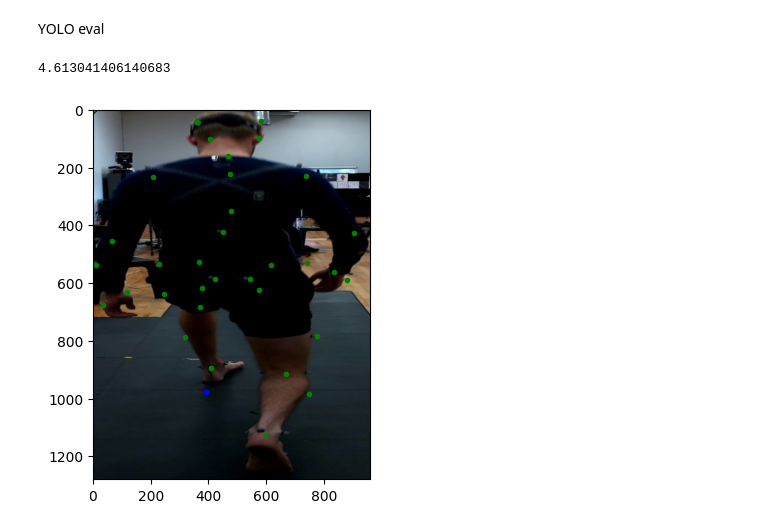
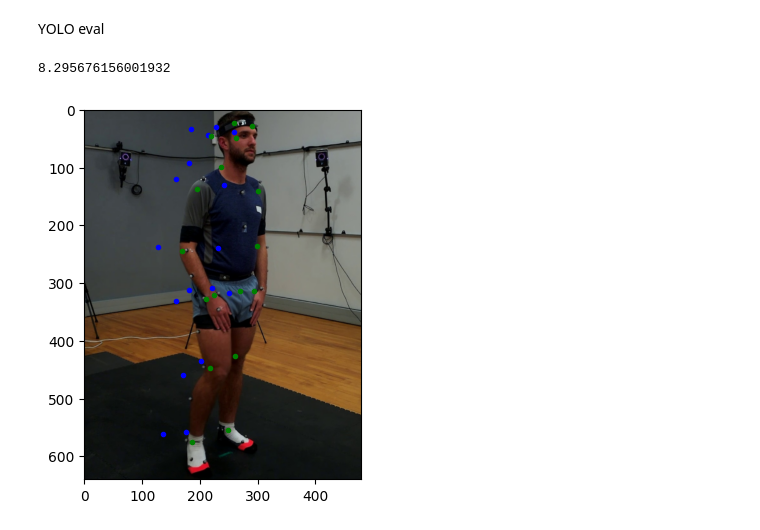
Before and after one commit to Rynhardf/research-project-2024, a Jupyter notebook: main.ipynb, the cells around one changed output. Cells and saved outputs as stored; diff of their text form; code cells hidden in the pictures.

Commit message:
incorrectly train YOLO

```diff
--- a/main.ipynb
+++ b/main.ipynb
@@ -208,7 +208,7 @@ loader = torch.utils.data.DataLoader(dataset, batch_size=n, shuffle=False)
 
 device = torch.device('cuda' if torch.cuda.is_available() else 'cpu')
 
-model = YOLO('./models/YOLO/runs/pose/train31/weights/best.pt').to(device)
+model = YOLO('./models/YOLO/runs/pose/train9/weights/best.pt').to(device)
 # model = YOLO('./weights/yolov8x-pose.pt').to(device)
 # %%
 def get_keypoints_yolo(outputs, num_keypoints=17):
@@ -236,20 +236,20 @@ norm_mae /= len(loader)
 # %%
 print(norm_mae)
 # %% [output]
-4.613041406140683
+8.295676156001932
 # %%
 import matplotlib.pyplot as plt
 
-n = 10
+n = 20
 
 image_show = images[n].permute(1,2,0).cpu().numpy().copy()
 
 keypoints_show = keypoints[n].cpu().numpy()
 keypoints_gt = gt_keypoints[n].cpu().numpy()
 
 plt.imshow(image_show)
 plt.plot(keypoints_show[:,0], keypoints_show[:,1], 'bo', markersize=3)
 plt.plot(keypoints_gt[:,0], keypoints_gt[:,1], 'go', markersize=3)
 plt.show()
 # %% [output]
-[figure, old version]
+[figure, new version]
```
Also changed, not shown: parts of 1 cell of this notebook, 8 other files.
